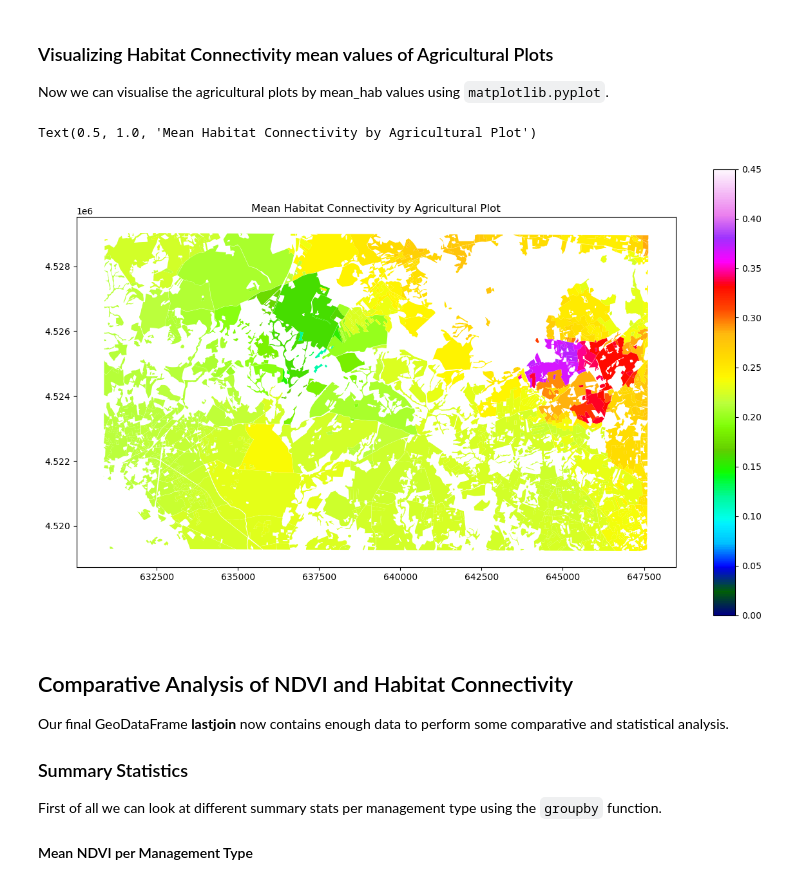
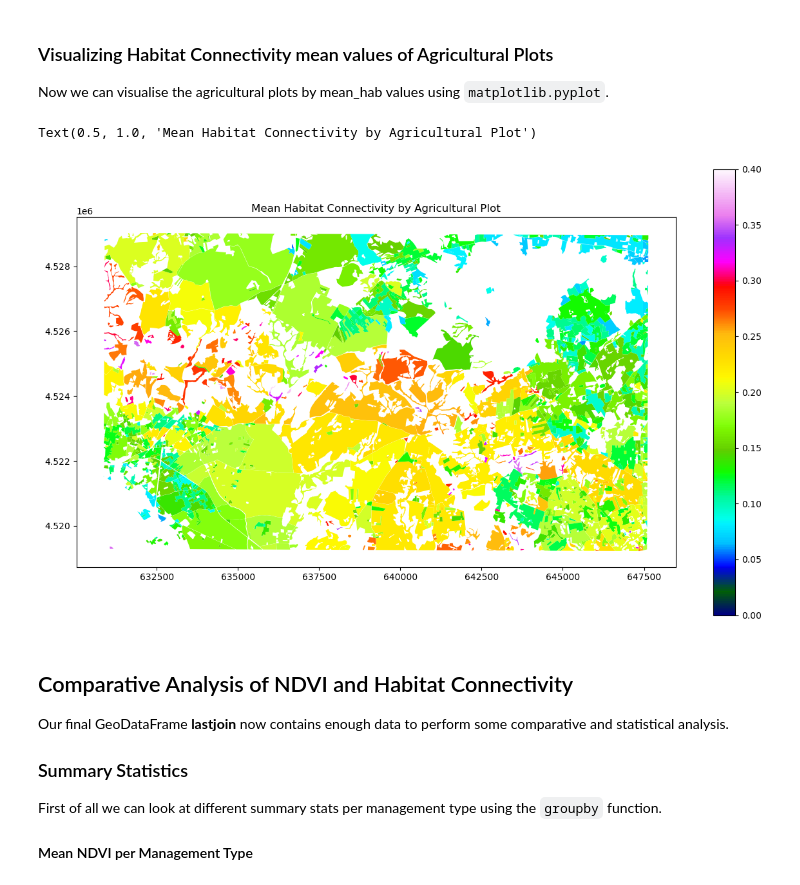
Before and after one commit to Mavisan6/Assignment, a Jupyter notebook: ScriptP3.ipynb, the cells around one changed output. Saved outputs shown, nothing was run; the diff lists cells and outputs as text; code cells hidden in the pictures.

```diff
--- a/ScriptP3.ipynb
+++ b/ScriptP3.ipynb
@@ -150,0 +143,4 @@ lastjoin.head()
+# %%
+join_path = 'Data_files/Output_files/ZonalStats_hab_Polygons.geojson'
+join = gpd.read_file(join_path)
+join.head()
@@ -152,13 +156,13 @@ lastjoin.head()
 ### Visualizing Habitat Connectivity mean values of Agricultural Plots
 Now we can visualise the agricultural plots by mean_hab values using `matplotlib.pyplot`.
 # %%
-meanmap = lastjoin.plot(column='mean_hab', cmap =
-                                'gist_ncar', vmin=0, vmax=0.45, figsize=(15,9), legend =
+meanmap = join.plot(column='mean_hab', cmap =
+                                'gist_ncar', vmin=0, vmax=0.4, figsize=(15,9), legend =
                                   True);
 plt.title("Mean Habitat Connectivity by Agricultural Plot")
 # %% [output]
 Text(0.5, 1.0, 'Mean Habitat Connectivity by Agricultural Plot')
-[figure, old version]
+[figure, new version]
 # %% [markdown]
 ## Comparative Analysis of NDVI and Habitat Connectivity
 
```
Also changed, not shown: parts of 19 cells of this notebook, 4 other files.
